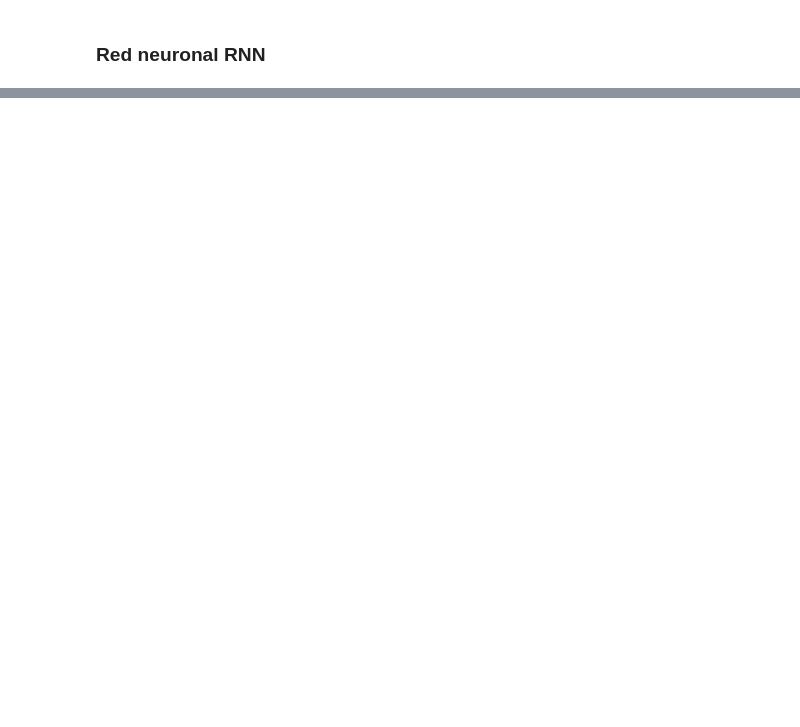
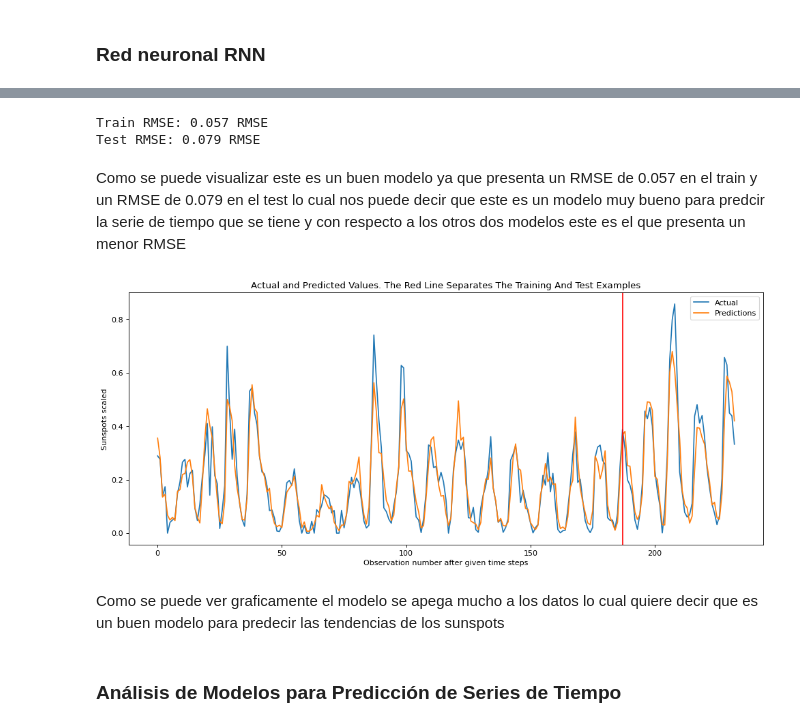
Before and after one commit to IPablo271/Deep-Learning, a Jupyter notebook: Labs/lab3.ipynb, the cells around one changed output, grey strips where cells are left out. Saved outputs shown, nothing was run; the diff lists cells and outputs as text; code cells hidden in the pictures; blank space fills up the shorter version.

```diff
--- a/Labs/lab3.ipynb
+++ b/Labs/lab3.ipynb
@@ -214,0 +286,20 @@ def get_XY(dat, time_steps):
+# %%
+def create_LSTM(hidden_units, dense_units, input_shape, activation):
+    model = Sequential()
+    model.add(LSTM(
+        hidden_units,
+        input_shape=input_shape,
+        activation=activation[0]
+    ))
+    model.add(Dense(units=dense_units, activation=activation[1]))
+    model.compile(loss='mean_squared_error', optimizer='adam')
+    return model
+# %%
+model_lstm = create_LSTM(
+    hidden_units=3,
+    dense_units=1,
+    input_shape=(time_steps, 1),
+    activation=['tanh', 'tanh']
+)
+# %%
+model_lstm.fit(trainX, trainY, epochs=20, batch_size=1, verbose=2)
@@ -214,0 +325,3 @@ def get_XY(dat, time_steps):
+# %%
+train_predict_lstm = model_lstm.predict(trainX)
+test_predict_lstm = model_lstm.predict(testX)
@@ -214,0 +331,15 @@ def get_XY(dat, time_steps):
+# %%
+print_error(trainY, testY, train_predict_lstm, test_predict_lstm)
+# %% [output]
+Train RMSE: 0.057 RMSE
+Test RMSE: 0.079 RMSE
+# %% [markdown]
+Como se puede visualizar este es un buen modelo ya que presenta un RMSE de 0.057 en el train y un RMSE  de 0.079 en el test lo cual nos puede decir que este es un modelo muy bueno para predcir la serie de tiempo que se tiene y con respecto a los otros dos modelos este es el que presenta un menor RMSE
+# %%
+plot_result(trainY, testY, train_predict_lstm, test_predict_lstm)
+# %% [output]
+[figure, added]
+# %% [markdown]
+Como se puede ver graficamente el modelo se apega mucho a los datos lo cual quiere decir que es un buen modelo para predecir las tendencias de los sunspots
+# %% [markdown]
+### Análisis de Modelos para Predicción de Series de Tiempo
```
Also changed, not shown: parts of 25 cells of this notebook.
